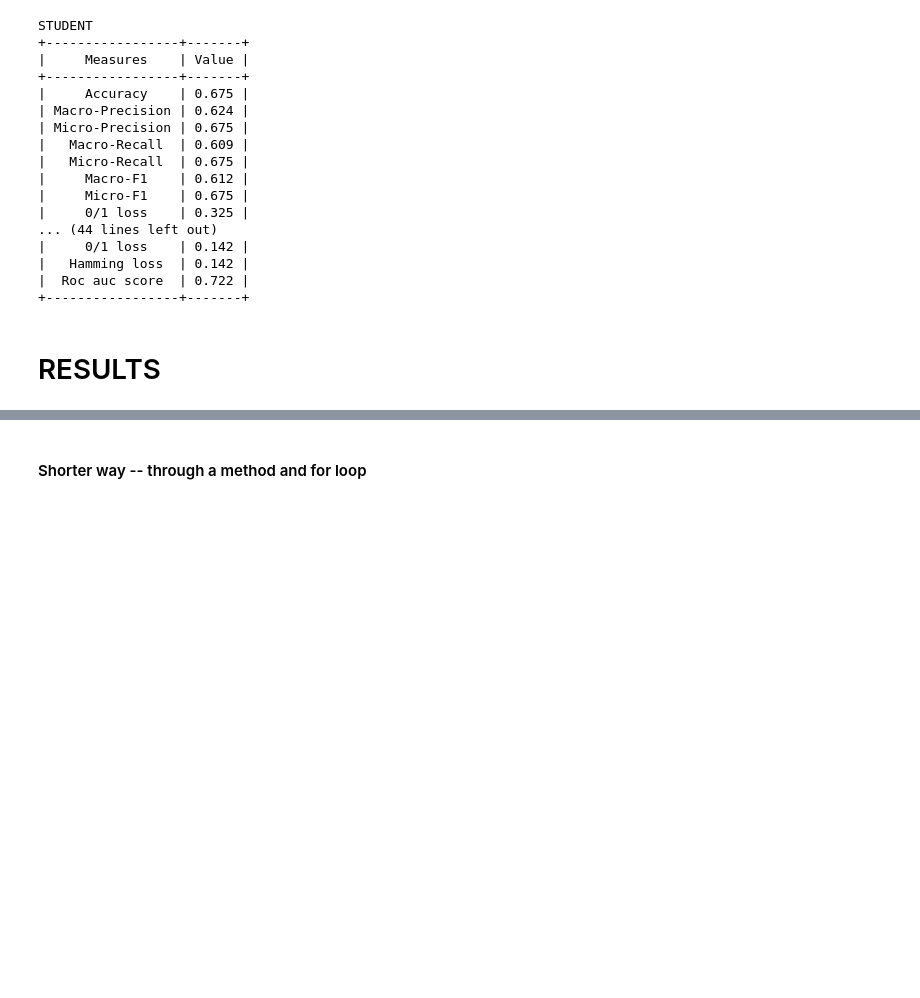
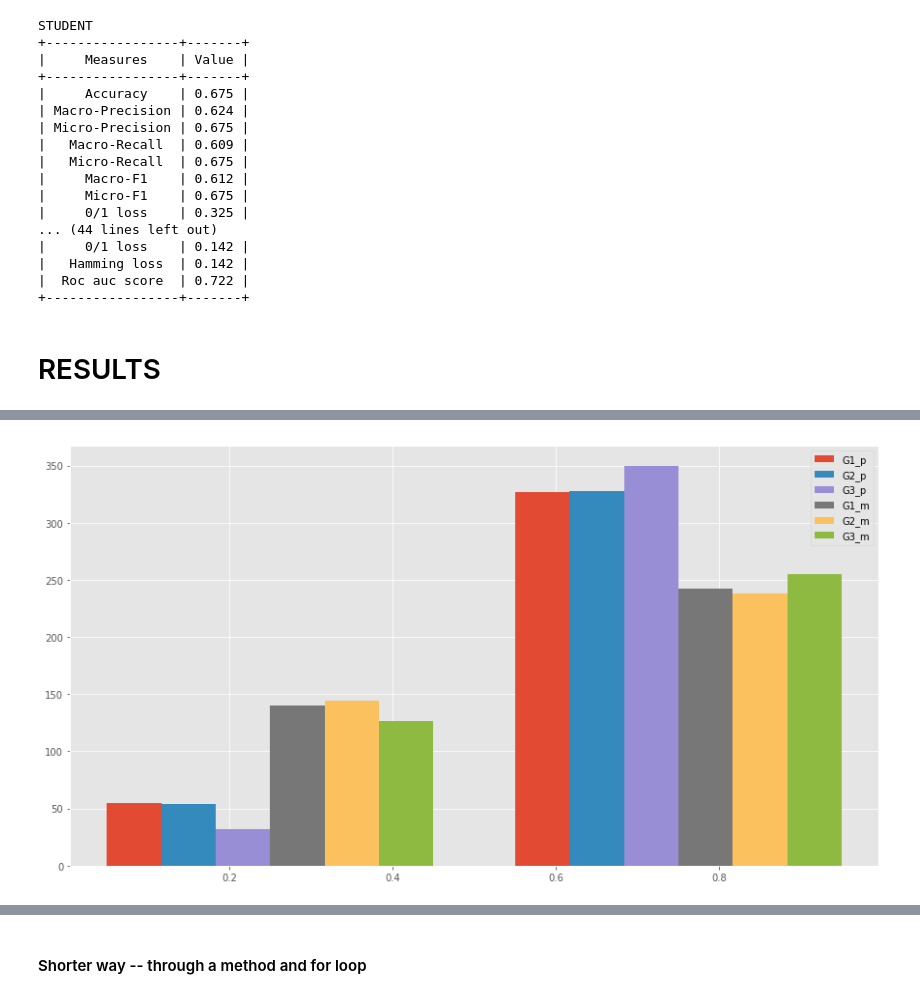
Before and after one commit to dusicastepic/Multi-label-classification-, a Jupyter notebook: MLC - proba.ipynb, the cells around one changed output, grey strips where cells are left out. Saved outputs shown, nothing was run; the diff lists cells and outputs as text; code cells hidden in the pictures; blank space fills up the shorter version.

```diff
--- a/MLC - proba.ipynb
+++ b/MLC - proba.ipynb
@@ -1267,0 +1282,4 @@ STUDENT
+# %%
+ShowHist(y_student,student_dummies)
+# %% [output]
+[figure, added]
```
Also changed, not shown: parts of 18 cells of this notebook.
